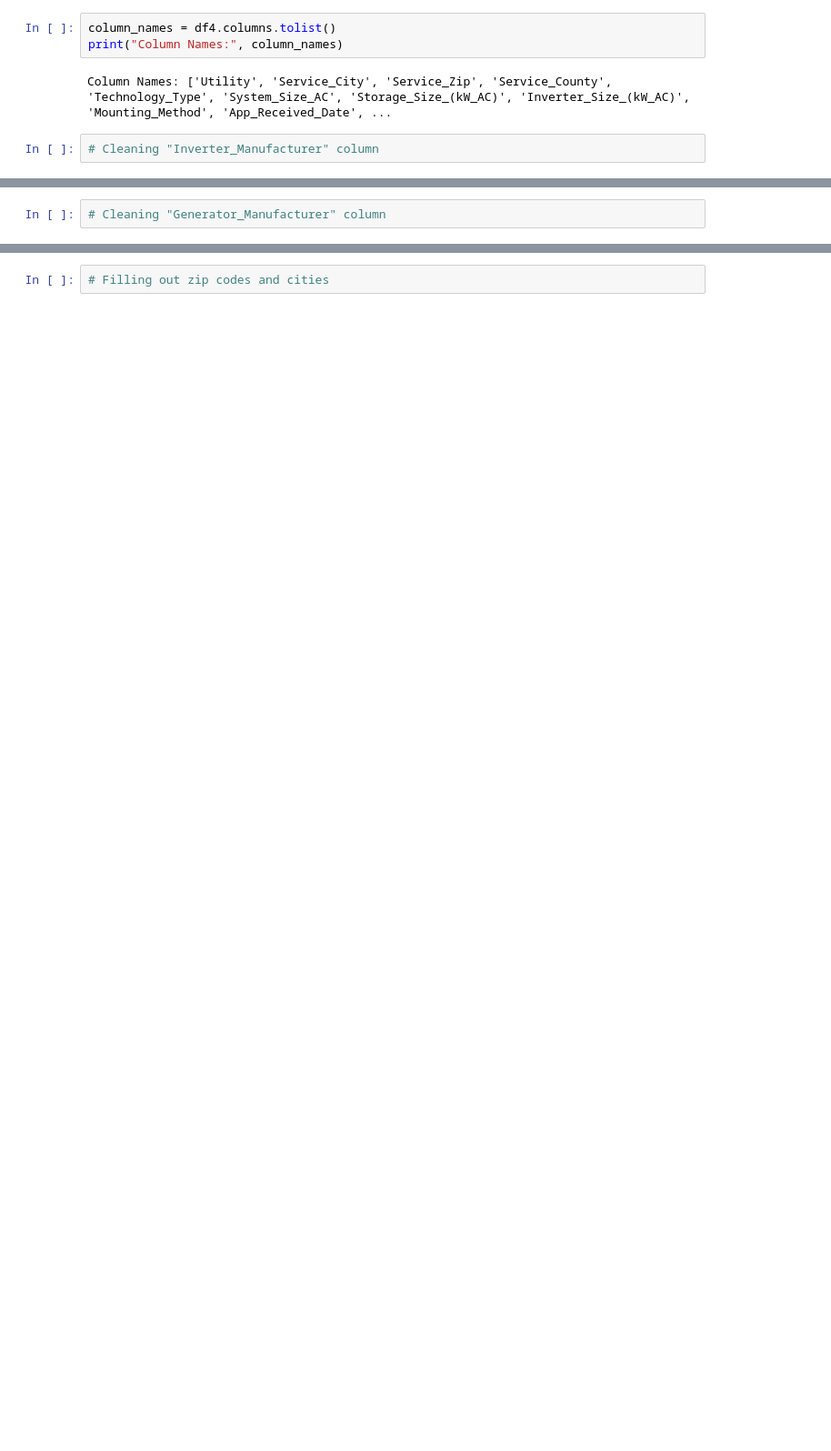
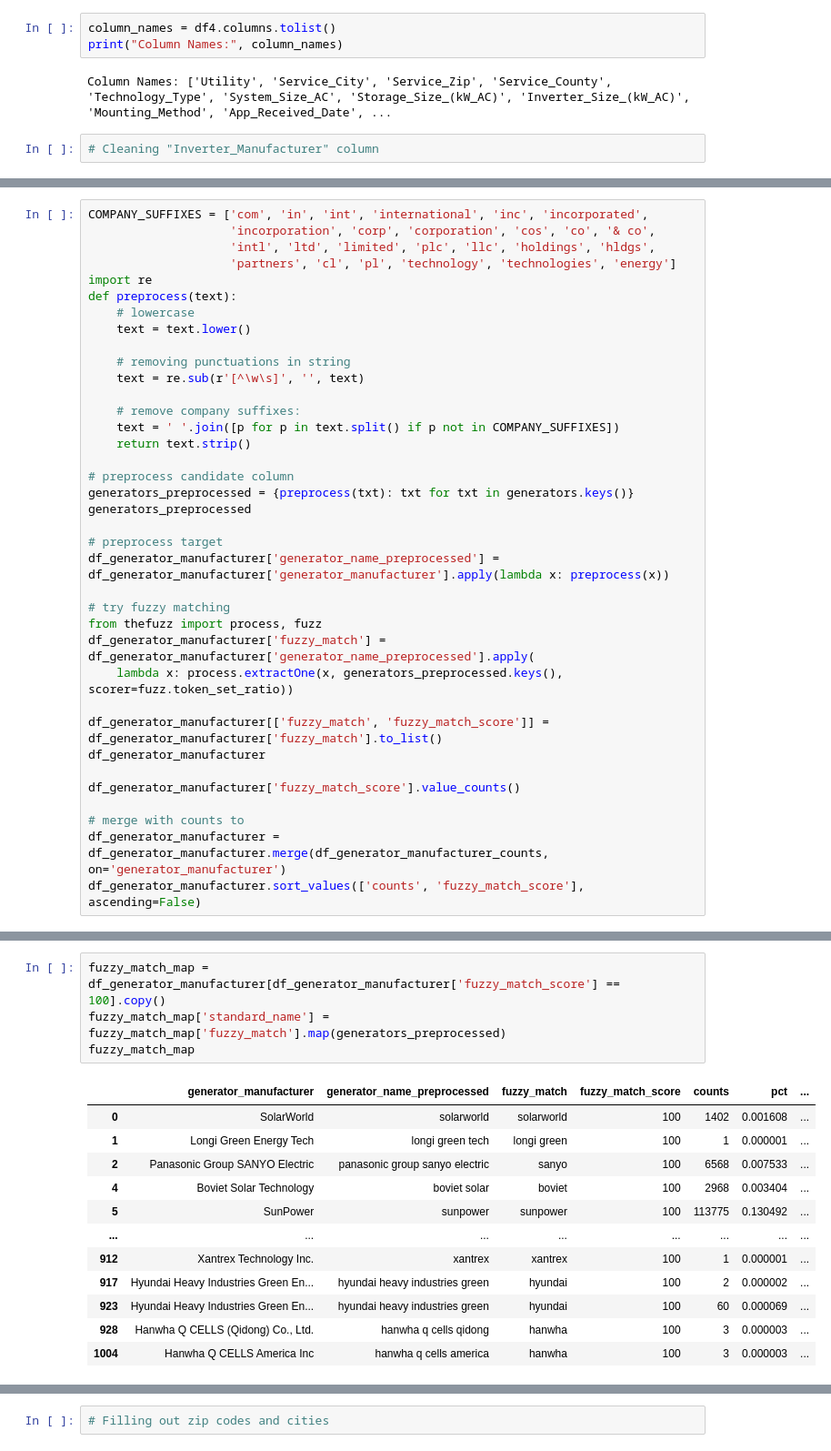
Before and after one commit to ns96/ML_Project, a Jupyter notebook: Cleaning_code.ipynb, the cells around one changed output, grey strips where cells are left out. Shown at 91% size. Saved outputs shown, nothing was run; the diff lists cells and outputs as text; blank space fills up the shorter version.

Commit message:
finished cleaning

```diff
--- a/Cleaning_code.ipynb
+++ b/Cleaning_code.ipynb
@@ -1080,2 +1464,37 @@ Column Names: ['Utility', 'Service_City', 'Service_Zip', 'Service_County', 'Tech
 # %%
-# Cleaning "Generator_Manufacturer" column
+COMPANY_SUFFIXES = ['com', 'in', 'int', 'international', 'inc', 'incorporated',
+                    'incorporation', 'corp', 'corporation', 'cos', 'co', '& co',
+                    'intl', 'ltd', 'limited', 'plc', 'llc', 'holdings', 'hldgs',
+                    'partners', 'cl', 'pl', 'technology', 'technologies', 'energy']
+import re
+def preprocess(text):
+    # lowercase
+    text = text.lower()
+
+    # removing punctuations in string
+    text = re.sub(r'[^\w\s]', '', text)
+
+    # remove company suffixes:
+    text = ' '.join([p for p in text.split() if p not in COMPANY_SUFFIXES])
+    return text.strip()
+
+# preprocess candidate column
+generators_preprocessed = {preprocess(txt): txt for txt in generators.keys()}
+generators_preprocessed
+
+# preprocess target
+df_generator_manufacturer['generator_name_preprocessed'] = df_generator_manufacturer['generator_manufacturer'].apply(lambda x: preprocess(x))
+
+# try fuzzy matching
+from thefuzz import process, fuzz
+df_generator_manufacturer['fuzzy_match'] = df_generator_manufacturer['generator_name_preprocessed'].apply(
+    lambda x: process.extractOne(x, generators_preprocessed.keys(), scorer=fuzz.token_set_ratio))
+
+df_generator_manufacturer[['fuzzy_match', 'fuzzy_match_score']] = df_generator_manufacturer['fuzzy_match'].to_list()
+df_generator_manufacturer
+
+df_generator_manufacturer['fuzzy_match_score'].value_counts()
+
+# merge with counts to
+df_generator_manufacturer = df_generator_manufacturer.merge(df_generator_manufacturer_counts, on='generator_manufacturer')
+df_generator_manufacturer.sort_values(['counts', 'fuzzy_match_score'], ascending=False)
@@ -1081,0 +1551,17 @@ Column Names: ['Utility', 'Service_City', 'Service_Zip', 'Service_County', 'Tech
+# %%
+fuzzy_match_map = df_generator_manufacturer[df_generator_manufacturer['fuzzy_match_score'] == 100].copy()
+fuzzy_match_map['standard_name'] = fuzzy_match_map['fuzzy_match'].map(generators_preprocessed)
+fuzzy_match_map
+# %% [output]
+|  | generator_manufacturer | generator_name_preprocessed | fuzzy_match | fuzzy_match_score | counts | pct | ... |
+| 0 | SolarWorld | solarworld | solarworld | 100 | 1402 | 0.001608 | ... |
+| 1 | Longi Green Energy Tech | longi green tech | longi green | 100 | 1 | 0.000001 | ... |
+| 2 | Panasonic Group SANYO Electric | panasonic group sanyo electric | sanyo | 100 | 6568 | 0.007533 | ... |
+| 4 | Boviet Solar Technology | boviet solar | boviet | 100 | 2968 | 0.003404 | ... |
+| 5 | SunPower | sunpower | sunpower | 100 | 113775 | 0.130492 | ... |
+| ... | ... | ... | ... | ... | ... | ... | ... |
+| 912 | Xantrex Technology Inc. | xantrex | xantrex | 100 | 1 | 0.000001 | ... |
+| 917 | Hyundai Heavy Industries Green En... | hyundai heavy industries green | hyundai | 100 | 2 | 0.000002 | ... |
+| 923 | Hyundai Heavy Industries Green En... | hyundai heavy industries green | hyundai | 100 | 60 | 0.000069 | ... |
+| 928 | Hanwha Q CELLS (Qidong) Co., Ltd. | hanwha q cells qidong | hanwha | 100 | 3 | 0.000003 | ... |
+| 1004 | Hanwha Q CELLS America Inc | hanwha q cells america | hanwha | 100 | 3 | 0.000003 | ... |
```
Also changed, not shown: parts of 62 cells of this notebook.
